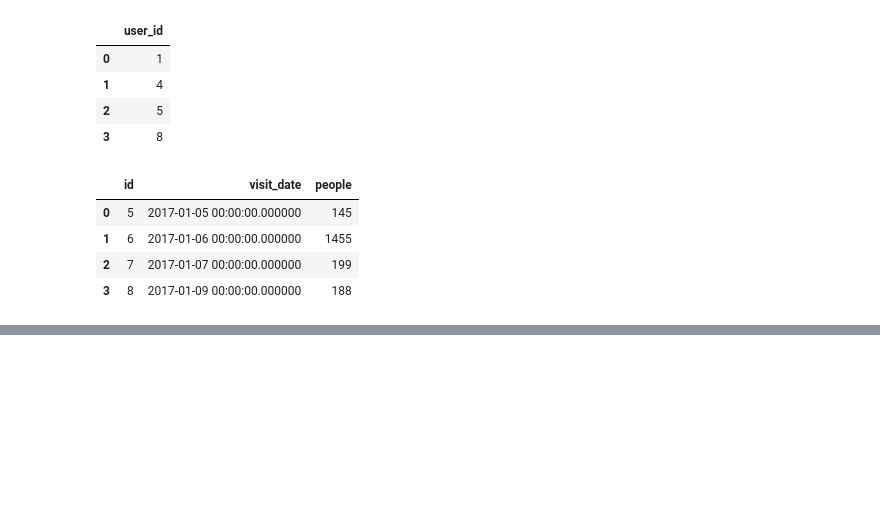
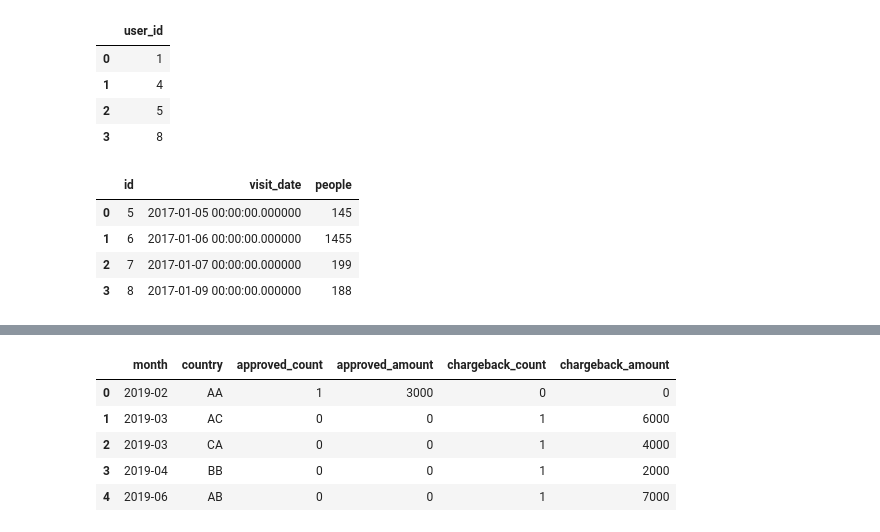
Before and after one commit to baxt1or/leetcode_database_problems, a Jupyter notebook: leetcode_sql_premium.ipynb, the cells around one changed output, grey strips where cells are left out. Saved outputs shown, nothing was run; the diff lists cells and outputs as text; code cells hidden in the pictures; blank space fills up the shorter version.

```diff
--- a/leetcode_sql_premium.ipynb
+++ b/leetcode_sql_premium.ipynb
@@ -7002,0 +7396,72 @@ make_select(query)
+# %%
+transactions = pd.DataFrame({
+    "id": [100, 101, 102, 103, 104, 105],
+    "country": ["BB", "CA", "BA", "AC", "AA", "AB"],
+    "state": ["declined", "declined", "declined", "declined", "approved", "declined"],
+    "amount": [2000, 4000, 2000, 6000, 3000, 7000],
+    "trans_date": ["2019-02-25", "2019-02-22", "2019-03-17", "2019-02-12", "2019-02-20", "2019-03-22"]
+})
+
+
+transactions['trans_date'] = pd.to_datetime(transactions['trans_date'])
+
+
+chargebacks = pd.DataFrame({
+    "trans_id": [100, 101, 103, 105],
+    "trans_date": ["2019-04-26", "2019-03-09", "2019-03-07", "2019-06-12"]
+})
+
+
+chargebacks['trans_date'] = pd.to_datetime(chargebacks['trans_date'])
+
+query = """
+
+    WITH app_count AS (
+    SELECT
+        strftime('%Y-%m',t.trans_date) AS month,
+        t.country,
+        SUM(CASE WHEN t.state = 'approved' THEN amount END) AS amount,
+        COUNT(CASE WHEN t.state = 'approved' THEN amount END) AS count
+    FROM transactions t
+    LEFT JOIN chargebacks c ON t.id = c.trans_id
+    GROUP BY 1, 2
+    HAVING SUM(CASE WHEN t.state = 'approved' THEN amount END) IS NOT NULL
+),
+
+ch_count AS (
+SELECT
+    strftime('%Y-%m', c.trans_date) AS month,
+    t.country,
+    COUNT(*) AS count,
+    SUM(t.amount) AS total
+FROM transactions t
+INNER JOIN chargebacks c ON t.id = c.trans_id
+GROUP BY month, t.country
+),
+
+report AS (SELECT month, country FROM app_count
+UNION ALL
+SELECT month, country FROM ch_count
+)
+
+SELECT
+DISTINCT a.month, a.country,
+COALESCE(c.count, 0) AS approved_count,
+COALESCE(c.amount, 0) AS approved_amount,
+COALESCE(t.count, 0) AS chargeback_count,
+COALESCE(t.total, 0) AS chargeback_amount
+FROM report a
+LEFT JOIN ch_count t ON a.month = t.month AND a.country = t.country
+LEFT JOIN app_count c ON a.month = c.month AND a.country = c.country
+
+
+"""
+
+make_select(query)
+# %% [output]
+|  | month | country | approved_count | approved_amount | chargeback_count | chargeback_amount |
+| 0 | 2019-02 | AA | 1 | 3000 | 0 | 0 |
+| 1 | 2019-03 | AC | 0 | 0 | 1 | 6000 |
+| 2 | 2019-03 | CA | 0 | 0 | 1 | 4000 |
+| 3 | 2019-04 | BB | 0 | 0 | 1 | 2000 |
+| 4 | 2019-06 | AB | 0 | 0 | 1 | 7000 |
```
Also changed, not shown: parts of 23 cells of this notebook.
